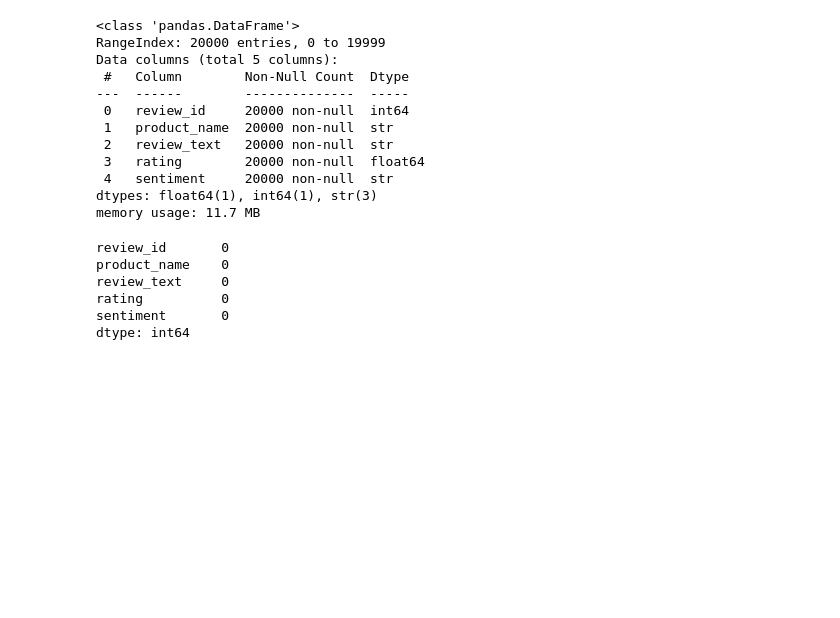
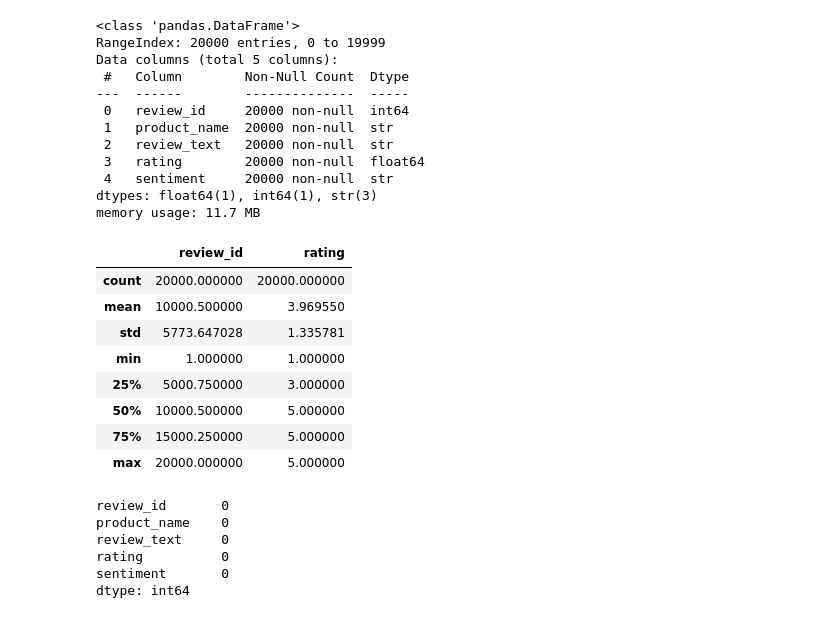
Before and after one commit to HimashMadushanka/Mobile-Review-Sentiment-Analysis, a Jupyter notebook: notebooks/01_Data_Understanding.ipynb, the cells around one changed output. Cells and saved outputs as stored; diff of their text form; code cells hidden in the pictures; blank space fills up the shorter version.

```diff
--- a/notebooks/01_Data_Understanding.ipynb
+++ b/notebooks/01_Data_Understanding.ipynb
@@ -44,6 +61,18 @@ Data columns (total 5 columns):
  4   sentiment     20000 non-null  str
 dtypes: float64(1), int64(1), str(3)
 memory usage: 11.7 MB
+# %%
+df.describe()
+# %% [output]
+|  | review_id | rating |
+| count | 20000.000000 | 20000.000000 |
+| mean | 10000.500000 | 3.969550 |
+| std | 5773.647028 | 1.335781 |
+| min | 1.000000 | 1.000000 |
+| 25% | 5000.750000 | 3.000000 |
+| 50% | 10000.500000 | 5.000000 |
+| 75% | 15000.250000 | 5.000000 |
+| max | 20000.000000 | 5.000000 |
 # %%
 display(df.isnull().sum())
 # %% [output]
```
Also changed, not shown: parts of 3 cells of this notebook, 5 other files.
